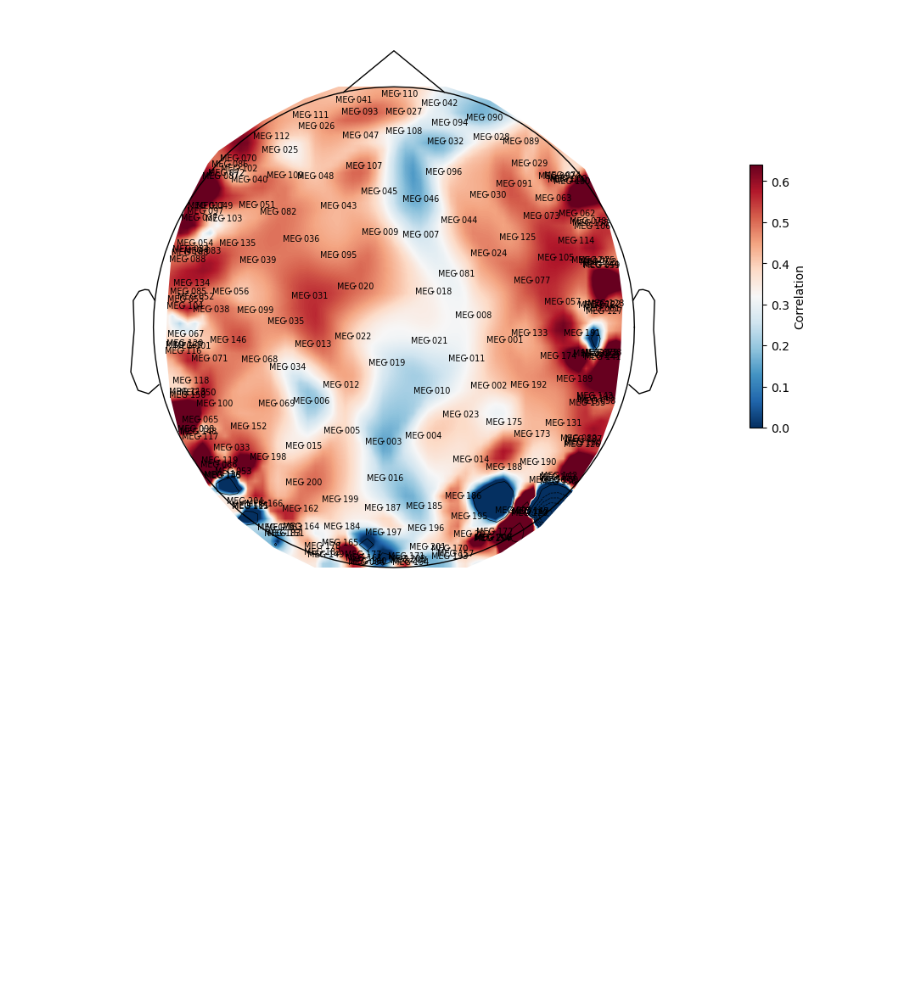
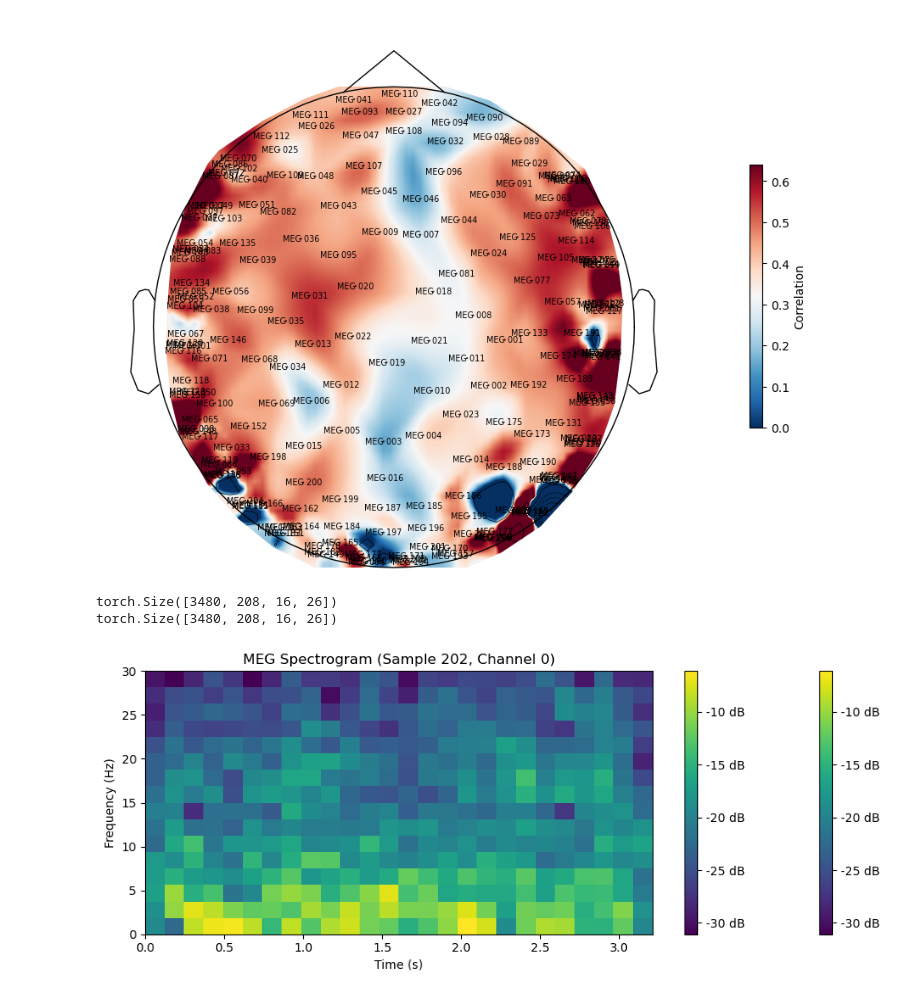
Before and after one commit to neoayanami/meg-encoding, a Jupyter notebook: code/run_train.ipynb, the cells around one changed output. Saved outputs shown, nothing was run; the diff lists cells and outputs as text; code cells hidden in the pictures; blank space fills up the shorter version.

Commit message:
spectr metrics csd

```diff
--- a/code/run_train.ipynb
+++ b/code/run_train.ipynb
@@ -164,5 +154,8 @@ for channel in range(num_channel):
 
 pred_mse_scores = torch.load(os.path.join(meg_path, 'collect_data/meg_mse_ridge.pt'))
 pred_meg_y = torch.load(os.path.join(meg_path, 'collect_data/meg_prediction_ridge.pt'))
+pred_meg_y = pred_meg_y.permute(1, 0, 2)
+real_target = torch.tensor(np.array(real_target))
+real_target = real_target.permute(1, 0, 2)
 print("PREDICTION_SHAPE:", pred_meg_y.shape)
 # %% [output]
@@ -240,3 +233,15 @@ plt.show()
 (208, 2)
 (208,)
 [figure]
+# %%
+pred_meg_y = pred_meg_y.reshape(-1, num_channel, 16, 26)
+real_target = real_target.reshape(-1, num_channel, 16, 26)
+print(pred_meg_y.shape)
+print(real_target.shape)
+# %% [output]
+torch.Size([3480, 208, 16, 26])
+torch.Size([3480, 208, 16, 26])
+# %%
+plot_spectrogram(pred_meg_y, sampling_meg, 202, 0)
+# %% [output]
+[figure, added]
```
Also changed, not shown: parts of 8 cells of this notebook.
